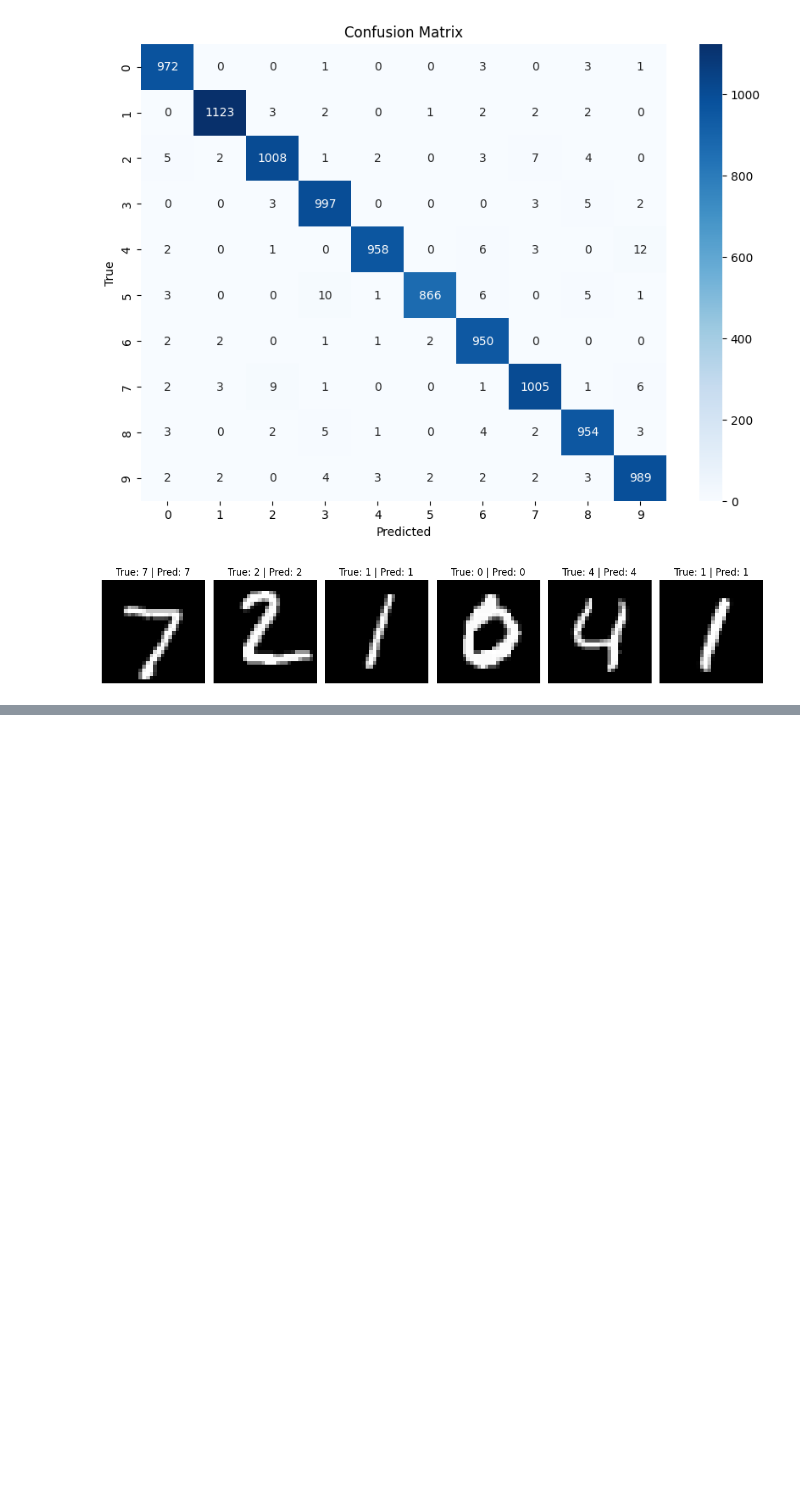
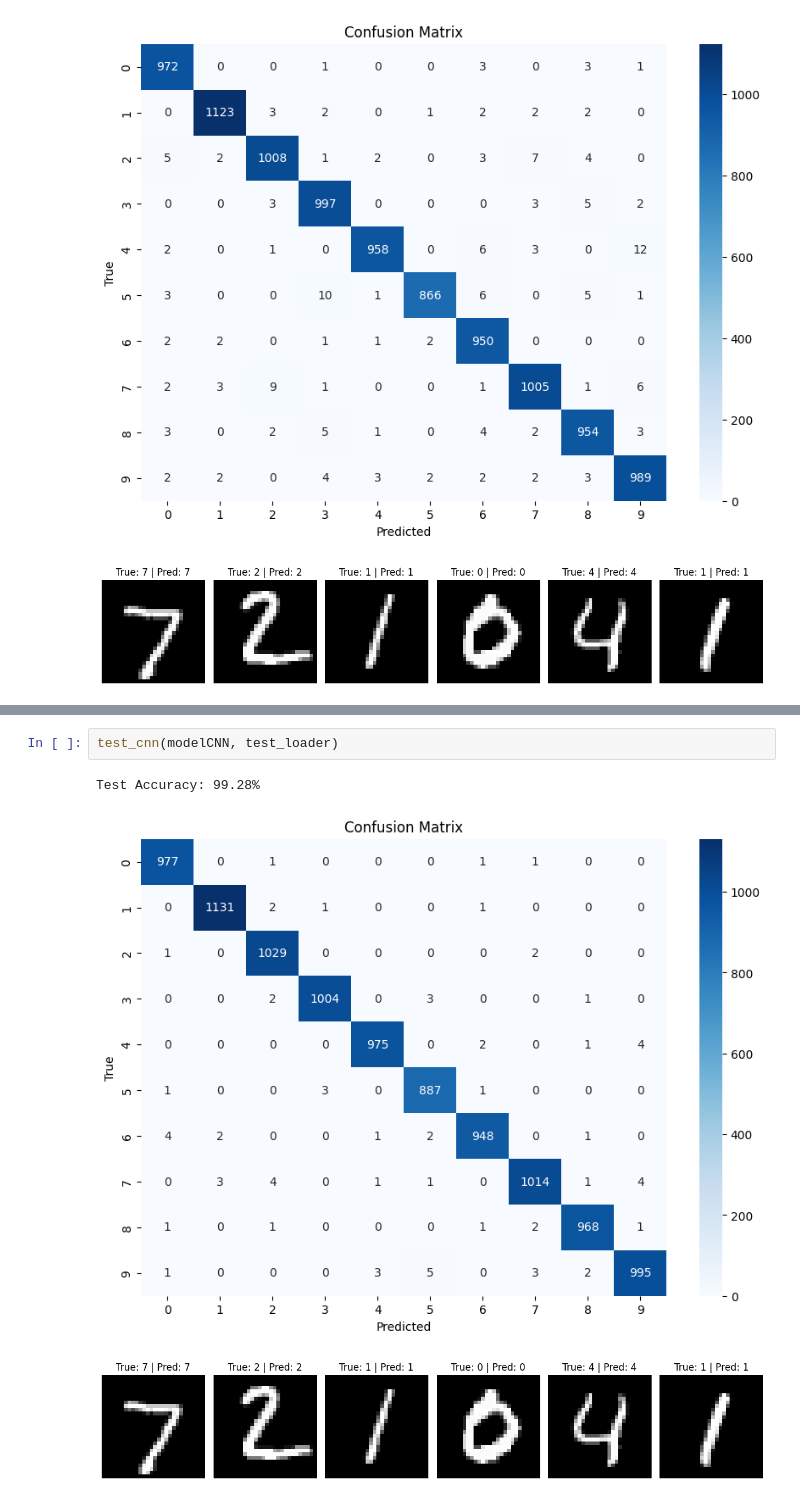
Before and after one commit to MennaMagdie/Machine-Learning-Labs, a Jupyter notebook: digit-recognition-system/neural_networks.ipynb, the cells around one changed output, grey strips where cells are left out. Drawn from its saved outputs; the diff is of its cells as text; blank space fills up the shorter version.

```diff
--- a/digit-recognition-system/neural_networks.ipynb
+++ b/digit-recognition-system/neural_networks.ipynb
@@ -1216,0 +1536,6 @@ Test Accuracy: 98.22%
+# %%
+test_cnn(modelCNN, test_loader)
+# %% [output]
+Test Accuracy: 99.28%
+[figure, added]
+[figure, added]
```
Also changed, not shown: parts of 30 cells of this notebook.
